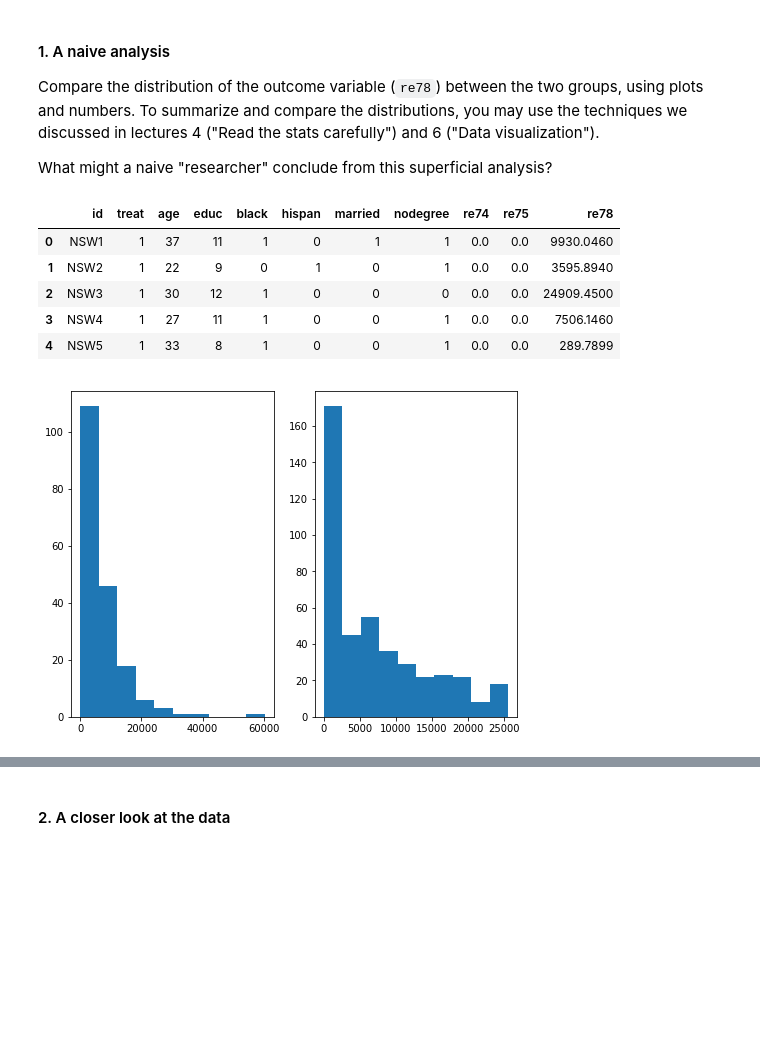
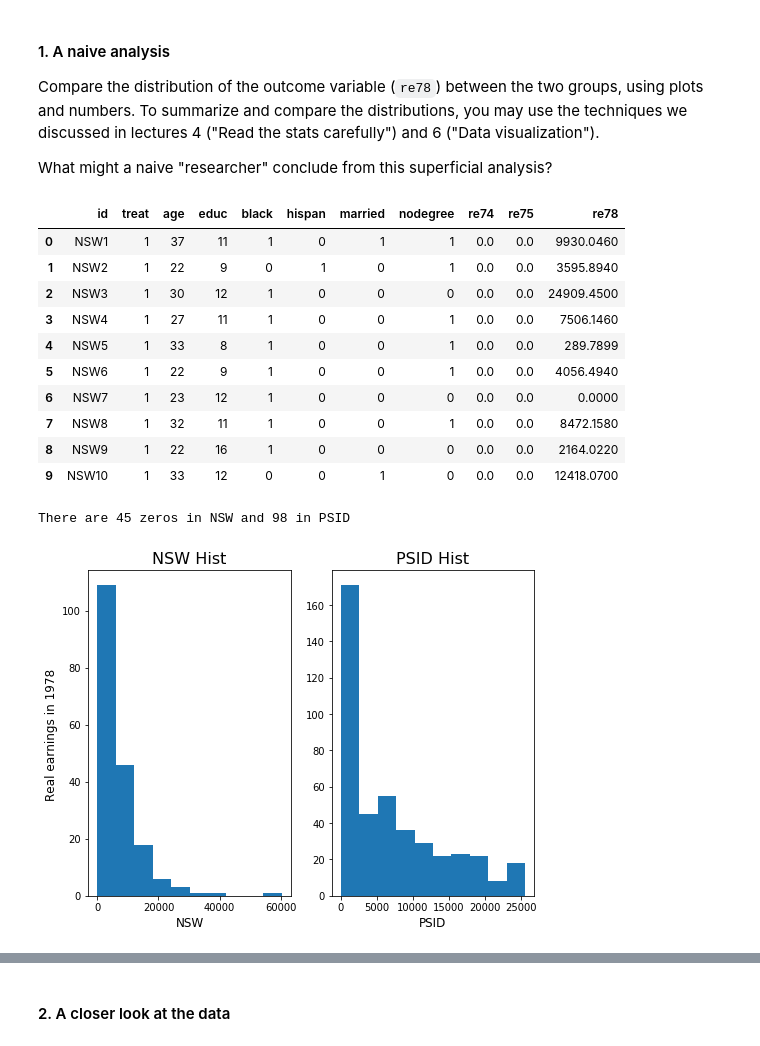
Before and after one commit to Babas10/ADA_JEX2017, a Jupyter notebook: HomeWork/04 - Applied ML/H4.ipynb, the cells around one changed output, grey strips where cells are left out. Drawn from its saved outputs; the diff is of its cells as text; code cells hidden in the pictures; blank space fills up the shorter version.

```diff
--- a/HomeWork/04 - Applied ML/H4.ipynb
+++ b/HomeWork/04 - Applied ML/H4.ipynb
@@ -31,7 +31,7 @@ What might a naive "researcher" conclude from this superficial analysis?
 path = './lalonde.csv'
 dataset = pd.read_csv(path)
 # %%
-display(dataset.head(5))
+display(dataset.head(10))
 # %% [output]
 |  | id | treat | age | educ | black | hispan | married | nodegree | re74 | re75 | re78 |
 | 0 | NSW1 | 1 | 37 | 11 | 1 | 0 | 1 | 1 | 0.0 | 0.0 | 9930.0460 |
@@ -39,6 +39,11 @@ display(dataset.head(5))
 | 2 | NSW3 | 1 | 30 | 12 | 1 | 0 | 0 | 0 | 0.0 | 0.0 | 24909.4500 |
 | 3 | NSW4 | 1 | 27 | 11 | 1 | 0 | 0 | 1 | 0.0 | 0.0 | 7506.1460 |
 | 4 | NSW5 | 1 | 33 | 8 | 1 | 0 | 0 | 1 | 0.0 | 0.0 | 289.7899 |
+| 5 | NSW6 | 1 | 22 | 9 | 1 | 0 | 0 | 1 | 0.0 | 0.0 | 4056.4940 |
+| 6 | NSW7 | 1 | 23 | 12 | 1 | 0 | 0 | 0 | 0.0 | 0.0 | 0.0000 |
+| 7 | NSW8 | 1 | 32 | 11 | 1 | 0 | 0 | 1 | 0.0 | 0.0 | 8472.1580 |
+| 8 | NSW9 | 1 | 22 | 16 | 1 | 0 | 0 | 0 | 0.0 | 0.0 | 2164.0220 |
+| 9 | NSW10 | 1 | 33 | 12 | 0 | 0 | 1 | 0 | 0.0 | 0.0 | 12418.0700 |
 # %%
 copyDS = dataset.copy()
 '''
@@ -48,22 +53,32 @@ We will do two box plot an analyse them.
 
 NSW = dataset.loc[copyDS['treat'] == 1]['re78'] # participated in the job training program
 PSID = dataset.loc[copyDS['treat'] == 0]['re78'] # Didn't participated in the job training program
+# %%
+#Quantifing the amount of 0 in the each group
+NSWZeros = np.where(NSW == 0.0)[0]
+PSIDZeros = np.where(PSID == 0)[0]
+
+print('There are ' + str(len(NSWZeros)) + ' zeros in NSW and ' + str(len(PSIDZeros)) + ' in PSID')
+# %% [output]
+There are 45 zeros in NSW and 98 in PSID
 # %%
 plt.figure(figsize=(8, 6))
 
 plt.subplot(1, 2, 1)
 histNSW = plt.hist(NSW.tolist())
-plt.title('NSW Hist')
-plt.ylabel('real earnings in 1978 ')
-plt.xlabel('NSW')
+plt.title('NSW Hist',fontsize=16)
+plt.ylabel('Real earnings in 1978 ',fontsize=12)
+plt.xlabel('NSW',fontsize=12)
 
 plt.subplot(1, 2, 2)
 histPSID = plt.hist(PSID.tolist())
+plt.title('PSID Hist',fontsize=16)
+plt.xlabel('PSID',fontsize=12)
 
 
 plt.show()
 # %% [output]
-[figure, old version]
+[figure, new version]
 # %%
 # multiple box plots on one figure
 plt.figure(figsize=(8, 6))
```
Also changed, not shown: parts of 4 cells of this notebook.
